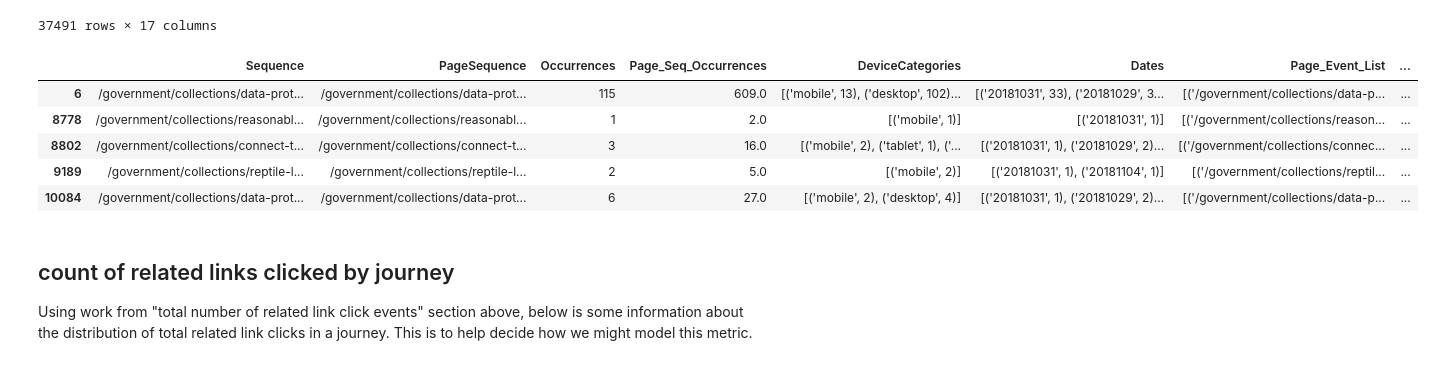
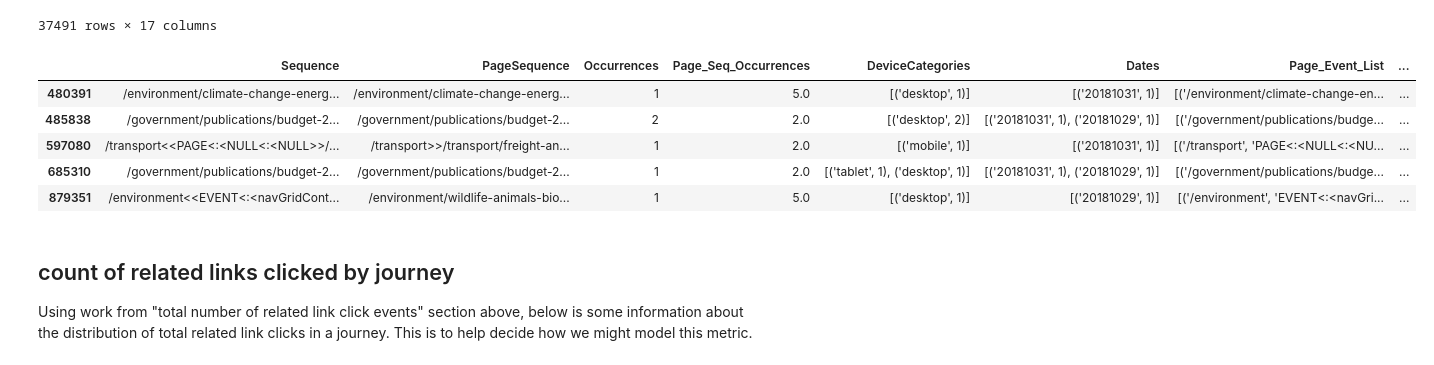
Before and after one commit to alphagov/govuk-network-data, a Jupyter notebook: notebooks/eda/generating_ab_test_data.ipynb, the cells around one changed output. Drawn from its saved outputs; the diff is of its cells as text; code cells hidden in the pictures.

Commit message:
nav events notes

```diff
--- a/notebooks/eda/generating_ab_test_data.ipynb
+++ b/notebooks/eda/generating_ab_test_data.ipynb
@@ -294,12 +297,12 @@ def look_at_event(event_cat):
 # %%
-look_at_event('navDocumentCollectionLinkClicked')
+look_at_event('navGridContentClicked')
 # %% [output]
 |  | Sequence | PageSequence | Occurrences | Page_Seq_Occurrences | DeviceCategories | Dates | Page_Event_List | ... |
-| 6 | /government/collections/data-prot... | /government/collections/data-prot... | 115 | 609.0 | [('mobile', 13), ('desktop', 102)... | [('20181031', 33), ('20181029', 3... | [('/government/collections/data-p... | ... |
-| 8778 | /government/collections/reasonabl... | /government/collections/reasonabl... | 1 | 2.0 | [('mobile', 1)] | [('20181031', 1)] | [('/government/collections/reason... | ... |
-| 8802 | /government/collections/connect-t... | /government/collections/connect-t... | 3 | 16.0 | [('mobile', 2), ('tablet', 1), ('... | [('20181031', 1), ('20181029', 2)... | [('/government/collections/connec... | ... |
-| 9189 | /government/collections/reptile-l... | /government/collections/reptile-l... | 2 | 5.0 | [('mobile', 2)] | [('20181031', 1), ('20181104', 1)] | [('/government/collections/reptil... | ... |
-| 10084 | /government/collections/data-prot... | /government/collections/data-prot... | 6 | 27.0 | [('mobile', 2), ('desktop', 4)] | [('20181031', 1), ('20181029', 2)... | [('/government/collections/data-p... | ... |
+| 480391 | /environment/climate-change-energ... | /environment/climate-change-energ... | 1 | 5.0 | [('desktop', 1)] | [('20181031', 1)] | [('/environment/climate-change-en... | ... |
+| 485838 | /government/publications/budget-2... | /government/publications/budget-2... | 2 | 2.0 | [('desktop', 2)] | [('20181031', 1), ('20181029', 1)] | [('/government/publications/budge... | ... |
+| 597080 | /transport<<PAGE<:<NULL<:<NULL>>/... | /transport>>/transport/freight-an... | 1 | 2.0 | [('mobile', 1)] | [('20181031', 1)] | [('/transport', 'PAGE<:<NULL<:<NU... | ... |
+| 685310 | /government/publications/budget-2... | /government/publications/budget-2... | 1 | 2.0 | [('tablet', 1), ('desktop', 1)] | [('20181031', 1), ('20181029', 1)] | [('/government/publications/budge... | ... |
+| 879351 | /environment<<EVENT<:<navGridCont... | /environment/wildlife-animals-bio... | 1 | 5.0 | [('desktop', 1)] | [('20181029', 1)] | [('/environment', 'EVENT<:<navGri... | ... |
 # %% [markdown]
 ## count of related links clicked by journey
 
```
Also changed, not shown: parts of 4 cells of this notebook.
